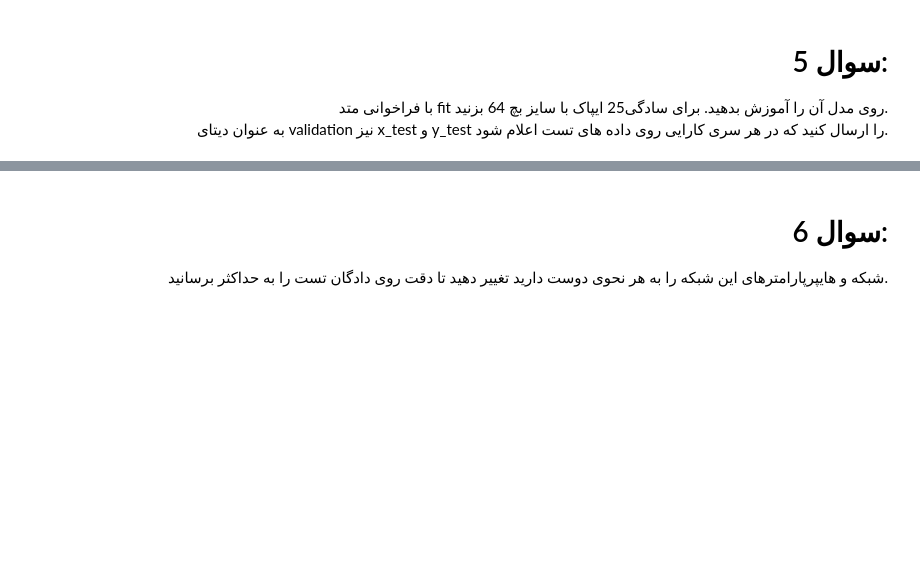
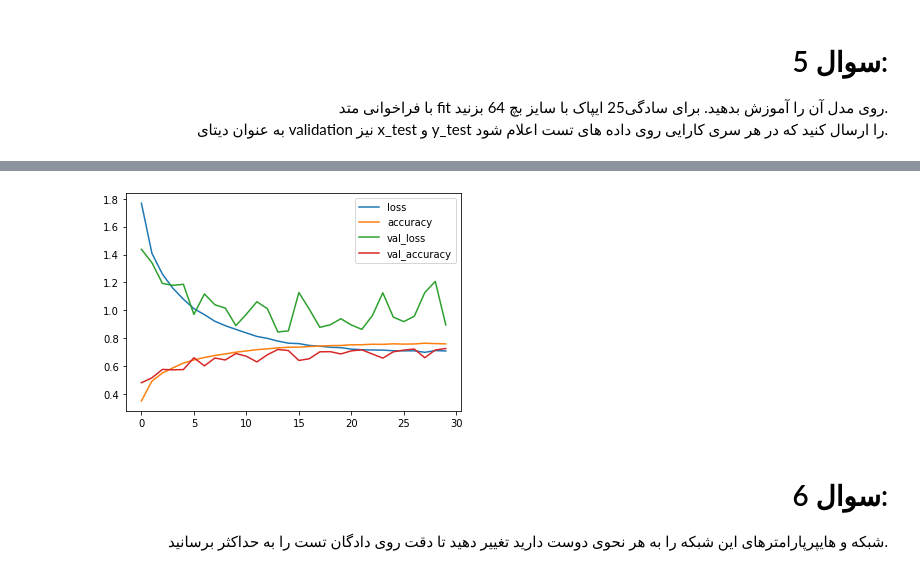
Before and after one commit to m-bashari-m/sample-DNN-projects, a Jupyter notebook: 2.1_cifar10.ipynb, the cells around one changed output, grey strips where cells are left out. Drawn from its saved outputs; the diff is of its cells as text; code cells hidden in the pictures; blank space fills up the shorter version.

```diff
--- a/2.1_cifar10.ipynb
+++ b/2.1_cifar10.ipynb
@@ -206,0 +218,11 @@ Epoch 25/25
+# %%
+model2 = Sequential([
+            Conv2D(32, (3,3), activation='relu', input_shape=list(x_train.shape[1:])),
+            MaxPooling2D((2,2)),
+            Conv2D(32, (3,3), activation='relu'),
+            Conv2D(64, (3,3), activation='relu'),
+            MaxPooling2D((2,2)),
+            Conv2D(64, (3,3), activation='relu'),
+            Flatten(),
+            Dropout(.5),
+            Dense(10, activation='softmax')])
@@ -206,0 +249,10 @@ Epoch 25/25
+# %%
+optimizer = keras.optimizers.RMSprop(learning_rate=1e-3, decay=1e-6)
+model2.compile(optimizer=optimizer,
+              loss = 'categorical_crossentropy',
+              metrics=['accuracy'])
+# %%
+history = model2.fit(x_train, y_train,
+                    epochs=30,
+                    batch_size=64,
+                    validation_data=(x_test, y_test))
@@ -207,3 +277,7 @@ Epoch 25/25
+# %%
+plot_history(history)
+# %% [output]
+[figure, added]
 # %% [markdown]
 # <div style="direction:rtl;text-align:right;font-family:B Lotus, B Nazanin, Tahoma">سوال 6:</div>
 <div style="direction:rtl;text-align:right;font-family:Tahoma">
```
Also changed, not shown: parts of 7 cells of this notebook.
